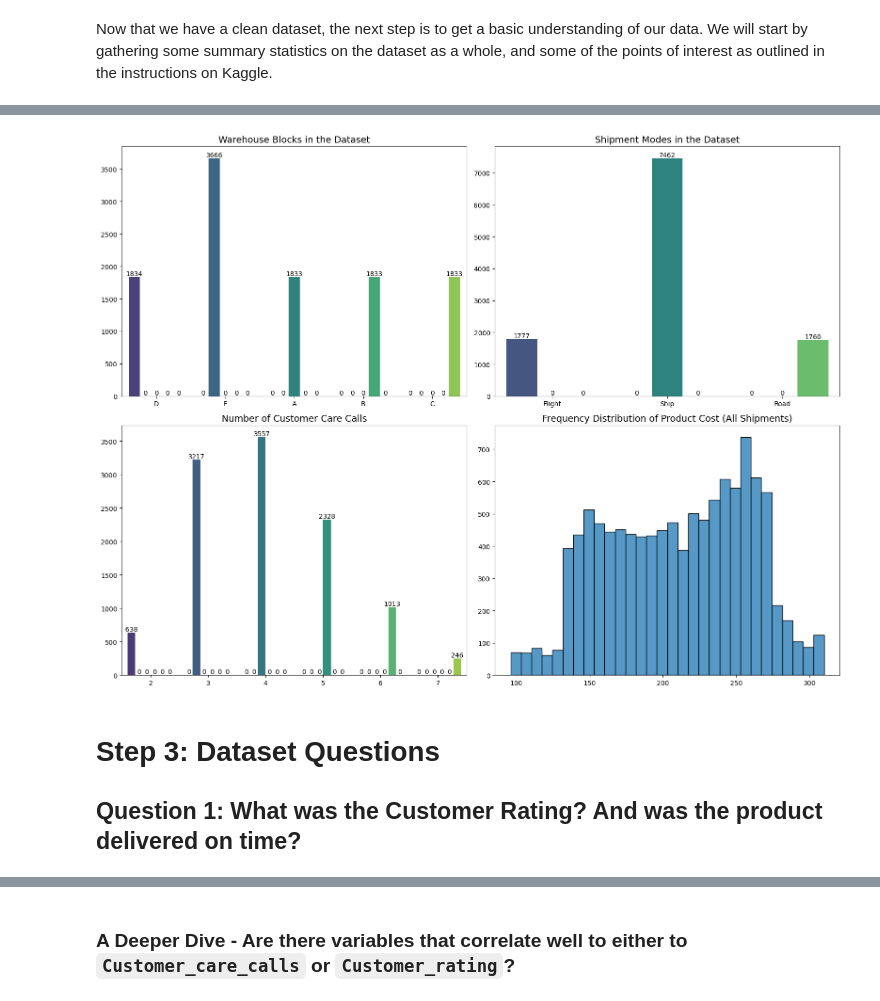
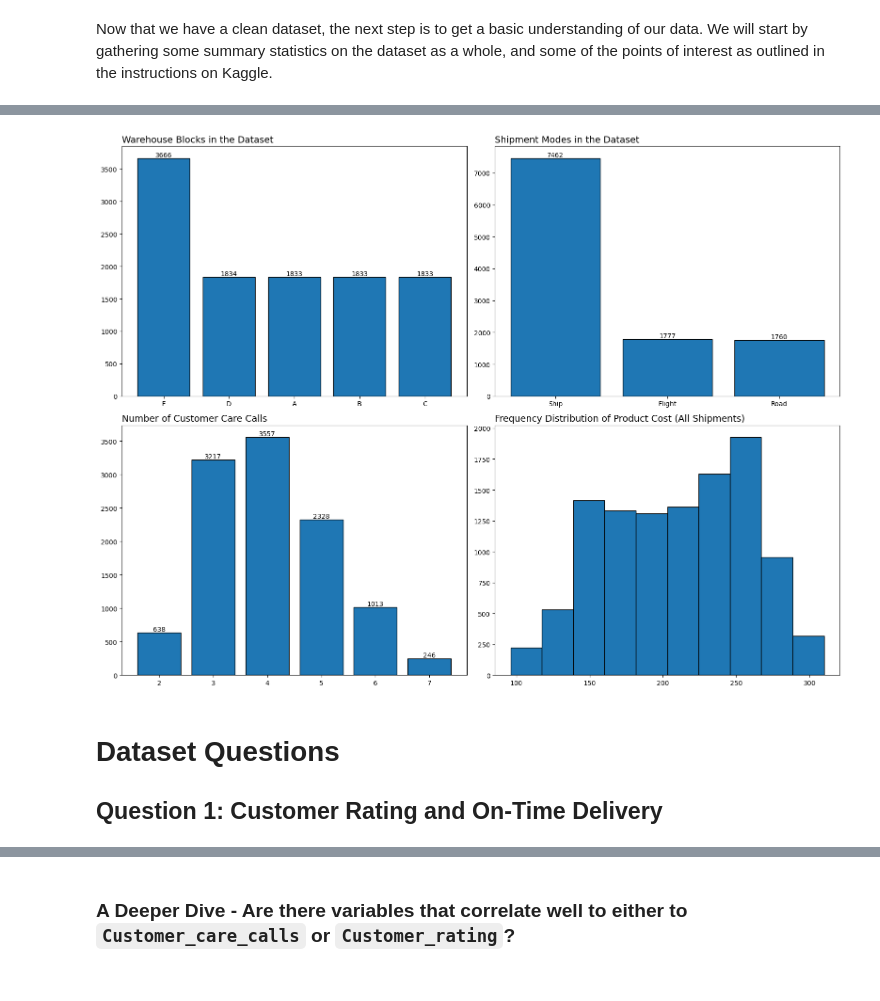
Before and after one commit to deodice/portfolio, a Jupyter notebook: e-commerce-shipping-analysis.ipynb, the cells around one changed output, grey strips where cells are left out. Saved outputs shown, nothing was run; the diff lists cells and outputs as text; code cells hidden in the pictures.

```diff
--- a/e-commerce-shipping-analysis.ipynb
+++ b/e-commerce-shipping-analysis.ipynb
@@ -56,0 +74,10 @@ df.head(5)
+# %%
+import pandas as pd
+
+# Load the actual CSV file (the main file in this dataset is Train.csv)
+csv_path = os.path.join(path, "Train.csv")  # or whatever the exact filename is
+
+df = pd.read_csv(csv_path)
+
+# Inspect the first few rows
+df.head(5)
@@ -201,7 +227,17 @@ With the understanding that 1 = 'No' and 0 = 'Yes', our mean value of 0.60 indic
 # %%
 import matplotlib.pyplot as plt
-import seaborn as sns
 import pandas as pd
+
+important = df[df["Product_importance"] == "high"]
+important_mode_counts = important['Mode_of_Shipment'].value_counts()
+
+# ax.bar(important_mode_counts.index, important_mode_counts.values, edgecolor = 'black')
+# Create individual df's for the following 4 plots.
+
+warehouse_blocks_counts = df['Warehouse_block'].value_counts()
+shipment_mode_counts = df['Mode_of_Shipment'].value_counts()
+customer_care_calls_counts = df['Customer_care_calls'].value_counts()
+product_cost = df['Cost_of_the_Product']
 
 # Create a figure with 2 rows and 2 columns
 fig, axes = plt.subplots(2, 2, figsize=(16, 12))
@@ -209,13 +245,7 @@ plt.subplots_adjust(hspace=0.4, wspace=0.2)
 
 # --- Plot 1 (Top-Left: Warehouse blocks) ---
 ax0 = axes[0, 0]
-sns.countplot(
-    data=df,
-    x='Warehouse_block',
-    palette='viridis',
-    hue='Warehouse_block',
-    ax=ax0
-)
+ax0.bar(warehouse_blocks_counts.index,warehouse_blocks_counts.values,edgecolor = 'black')
 
 ax0.get_figure().canvas.draw()
 if ax0.legend_ is not None:
@@ -229,18 +259,12 @@ for bar in ax0.patches:
 
 ax0.set_xlabel("")
 ax0.set_ylabel("")
-ax0.set_title('Warehouse Blocks in the Dataset', fontsize=14)
+ax0.set_title('Warehouse Blocks in the Dataset', fontsize=14, loc = 'left')
 
 
 # --- Plot 2 (Top-Right: Shipment Modes) ---
 ax1 = axes[0, 1]
-sns.countplot(
-    data=df,
-    x='Mode_of_Shipment',
-    palette='viridis',
-    hue='Mode_of_Shipment',
-    ax=ax1
-)
+ax1.bar(shipment_mode_counts.index,shipment_mode_counts.values,edgecolor = 'black')
 
 ax1.get_figure().canvas.draw()
 if ax1.legend_ is not None:
@@ -254,54 +278,45 @@ for bar in ax1.patches:
 
 ax1.set_xlabel("")
 ax1.set_ylabel("")
-ax1.set_title('Shipment Modes in the Dataset', fontsize=14)
+ax1.set_title('Shipment Modes in the Dataset', fontsize=14, loc = 'left')
 
 
 # --- Plot 3 (Bottom-Left: Customer Care Calls) ---
 ax2 = axes[1, 0]
-sns.countplot(
-    data=df,
-    x='Customer_care_calls',
-    palette='viridis',
-    hue='Customer_care_calls',
-    ax=ax2
-)
+ax2.bar(customer_care_calls_counts.index, customer_care_calls_counts.values, edgecolor='black')
 
 ax2.get_figure().canvas.draw()
 if ax2.legend_ is not None:
     ax2.legend_.remove() # Manually remove legend
 
 for bar in ax2.patches:
     count = int(bar.get_height())
     x = bar.get_x() + bar.get_width() / 2
     y = count
     ax2.text(x, y + 0.5, str(count), ha="center", va="bottom", fontsize=10)
 
 ax2.set_xlabel("")
 ax2.set_ylabel("")
-ax2.set_title('Number of Customer Care Calls', loc="center", fontsize=14)
+ax2.set_title('Number of Customer Care Calls', loc="left", fontsize=14)
 
 
 # --- Plot 4 (Bottom-Right: Cost of the product) ---
 ax3 = axes[1, 1]
-sns.histplot(
-    data=df,
-    x='Cost_of_the_Product',
-    ax=ax3
-)
+plt.hist(
+    product_cost, edgecolor = 'black')
 
 ax3.set_xlabel("")
 ax3.set_ylabel("")
-ax3.set_title('Frequency Distribution of Product Cost (All Shipments)', loc="center", fontsize=14)
+ax3.set_title('Frequency Distribution of Product Cost (All Shipments)', loc="left", fontsize=14)
 
 
 # Final adjustment for clean display
 plt.tight_layout()
 plt.show()
 # %% [output]
-[figure, old version]
+[figure, new version]
 # %% [markdown]
 <div style="page-break-after:always;"></div>
 
-# Step 3: Dataset Questions
-## Question 1: What was the Customer Rating? And was the product delivered on time?
+# Dataset Questions
+## Question 1: Customer Rating and On-Time Delivery
```
Also changed, not shown: parts of 32 cells of this notebook.
